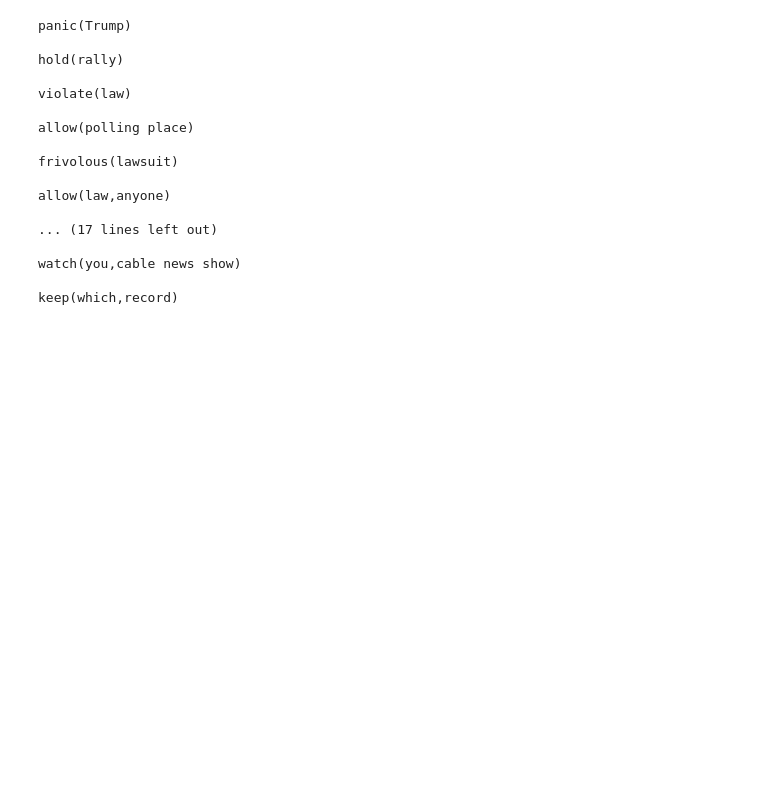
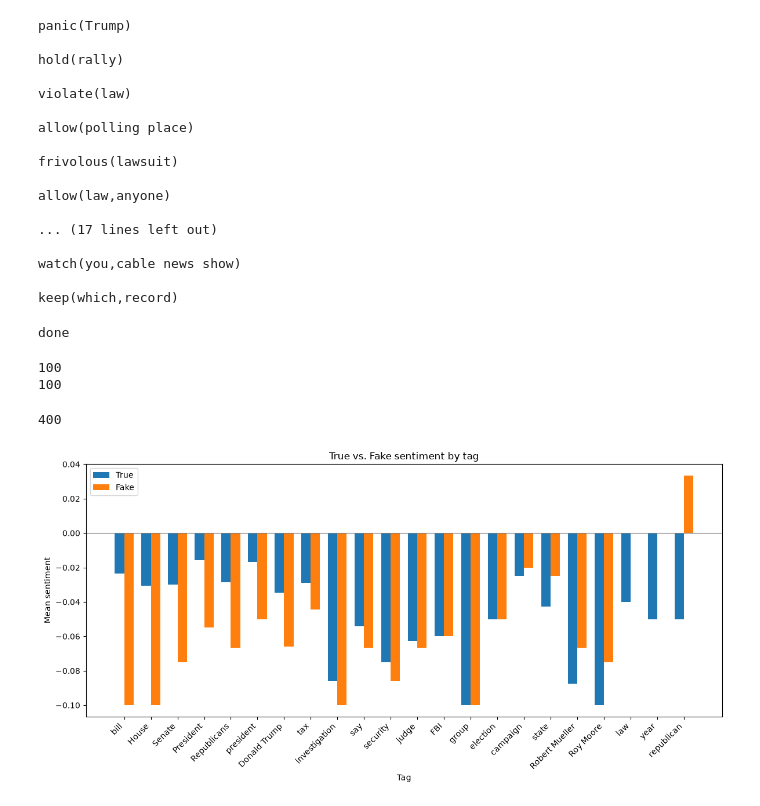
Before and after one commit to bendapkus/GeneeaAPITrial, a Jupyter notebook: NLPFun.ipynb, the cells around one changed output. Saved outputs shown, nothing was run; the diff lists cells and outputs as text; code cells hidden in the pictures; blank space fills up the shorter version.

```diff
--- a/NLPFun.ipynb
+++ b/NLPFun.ipynb
@@ -298,3 +304,70 @@ allow(law,anyone)
 watch(you,cable news show)
 
 keep(which,record)
+# %%
+target = datetime.strptime("12/2017", "%m/%Y")
+
+targetData = trueData[trueData["date"] >= target].head(100)
+targetDataFake = fakeData[fakeData["date"] >= target].head(100)
+
+getGroupWithAttr(targetData, ["tags", "sentiment"], "Compare_Geneea_Results_True.json")
+print("done")
+getGroupWithAttr(targetDataFake, ["tags", "sentiment"], "Compare_Geneea_Results_Fake.json")
+# %% [output]
+done
+# %%
+with open("Compare_Geneea_Results_True.json") as f:
+    compareTrue = json.load(f)
+with open("Compare_Geneea_Results_Fake.json") as f:
+    compareFake = json.load(f)
+
+print(len(compareTrue))
+print(len(compareFake))
+# %% [output]
+100
+100
+# %%
+def sentiment_by_tag(data):
+    sentimentsPerTag = defaultdict(list)
+    for each in data.values():
+        sentiment = each.get("docSentiment")
+        if sentiment is not None:
+            sentiment = sentiment.get("mean")
+            for tag in each.get("tags", []):
+                sentimentsPerTag[tag.get("stdForm")].append(sentiment)
+    return sentimentsPerTag
+# %%
+trueSents = sentiment_by_tag(compareTrue)
+fakeSents = sentiment_by_tag(compareFake)
+
+len(trueSents)
+# %% [output]
+400
+# %%
+MIN = 3
+tags = [t for t in set(trueSents) & set(fakeSents)
+        if len(trueSents[t]) >= MIN and len(fakeSents[t]) >= MIN]
+
+tags.sort(key=lambda t: statistics.mean(fakeSents[t]) - statistics.mean(trueSents[t]))
+
+true_means = [statistics.mean(trueSents[t]) for t in tags]
+fake_means = [statistics.mean(fakeSents[t]) for t in tags]
+
+x = np.arange(len(tags))
+width = 0.35
+
+fig, ax = plt.subplots(figsize=(12, 6))
+ax.bar(x - width/2, true_means, width, label="True")
+ax.bar(x + width/2, fake_means, width, label="Fake")
+
+ax.set_xlabel("Tag")
+ax.set_ylabel("Mean sentiment")
+ax.set_title("True vs. Fake sentiment by tag")
+ax.set_xticks(x)
+ax.set_xticklabels(tags, rotation=45, ha="right")
+ax.axhline(0, color="gray", linewidth=0.8)
+ax.legend()
+plt.tight_layout()
+plt.show()
+# %% [output]
+[figure, added]
```
Also changed, not shown: parts of 5 cells of this notebook, 2 other files.
